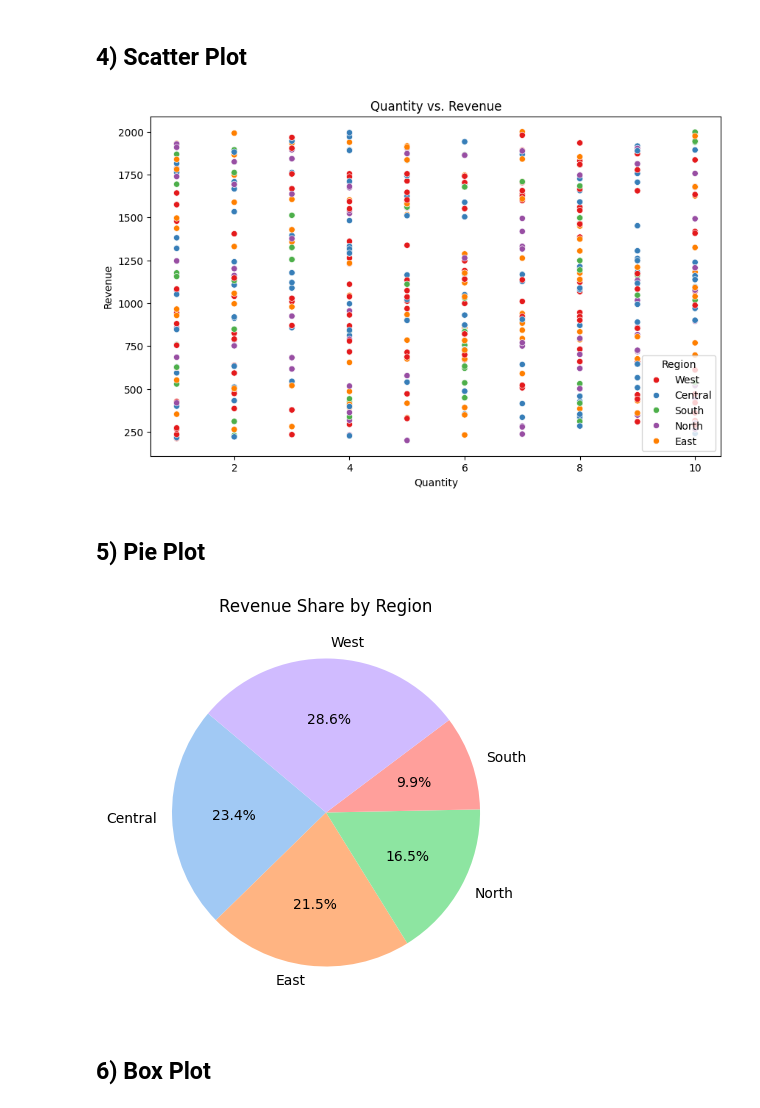
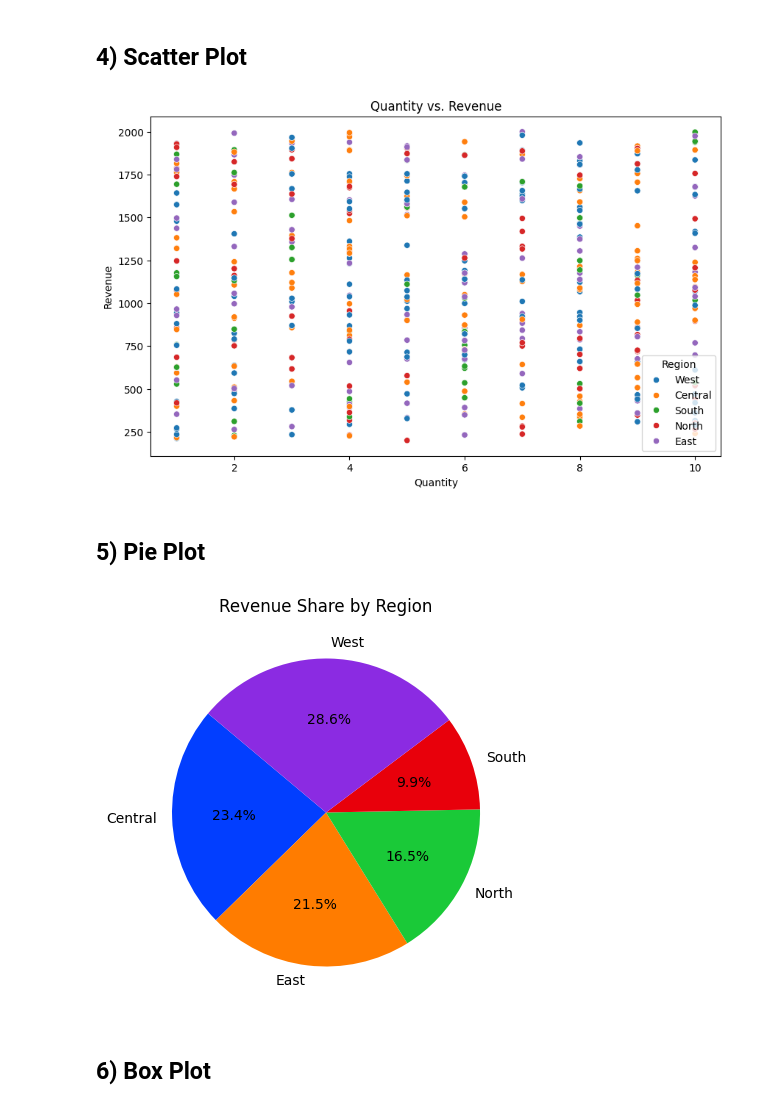
Before and after one commit to SobiaNoorAI/Data-Seekho-Data-Science-Mastery-Program, a Jupyter notebook: MODULE 3: DATA VISUALIZATION AND ANALYSIS/Assignment 1: Exploring Visualizations with Power BI, Matplotlib, and Seaborn/Python_Visualization_(Matplotlib_Seaborn).ipynb, the cells around one changed output. Drawn from its saved outputs; the diff is of its cells as text; code cells hidden in the pictures.

```diff
--- a/MODULE 3: DATA VISUALIZATION AND ANALYSIS/Assignment 1: Exploring Visualizations with Power BI, Matplotlib, and Seaborn/Python_Visualization_(Matplotlib_Seaborn).ipynb
+++ b/MODULE 3: DATA VISUALIZATION AND ANALYSIS/Assignment 1: Exploring Visualizations with Power BI, Matplotlib, and Seaborn/Python_Visualization_(Matplotlib_Seaborn).ipynb
@@ -214,24 +181,24 @@ plt.show()
 # %%
 # Scatter Plot
 plt.figure(figsize=(10, 6))
-sns.scatterplot(data=data, x='Quantity', y='Revenue', hue='Region', palette='Set1')
+sns.scatterplot(data=data, x='Quantity', y='Revenue', hue='Region')
 plt.title('Quantity vs. Revenue')
 plt.xlabel('Quantity')
 plt.ylabel('Revenue')
 plt.show()
 # %% [output]
-[figure, old version]
+[figure, new version]
 # %% [markdown]
 ## 5) Pie Plot
 # %%
 # Pie Chart
 regional_revenue = data.groupby('Region')['Revenue'].sum()
 plt.figure(figsize=(5, 5))
-plt.pie(regional_revenue, labels=regional_revenue.index, autopct='%1.1f%%', startangle=140, colors=sns.color_palette('pastel'))
+plt.pie(regional_revenue, labels=regional_revenue.index, autopct='%1.1f%%', startangle=140, colors=sns.color_palette('bright'))
 plt.title('Revenue Share by Region')
 plt.show()
 # %% [output]
-[figure, old version]
+[figure, new version]
 # %% [markdown]
 ## 6) Box Plot
 # %%
```
Also changed, not shown: parts of 9 cells of this notebook.
